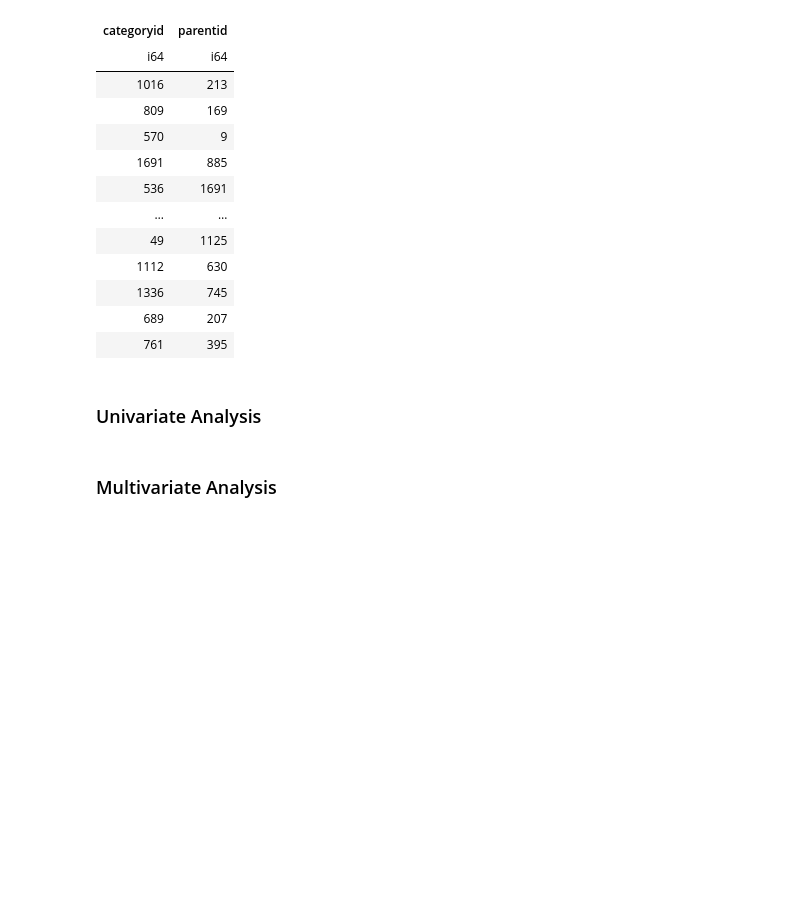
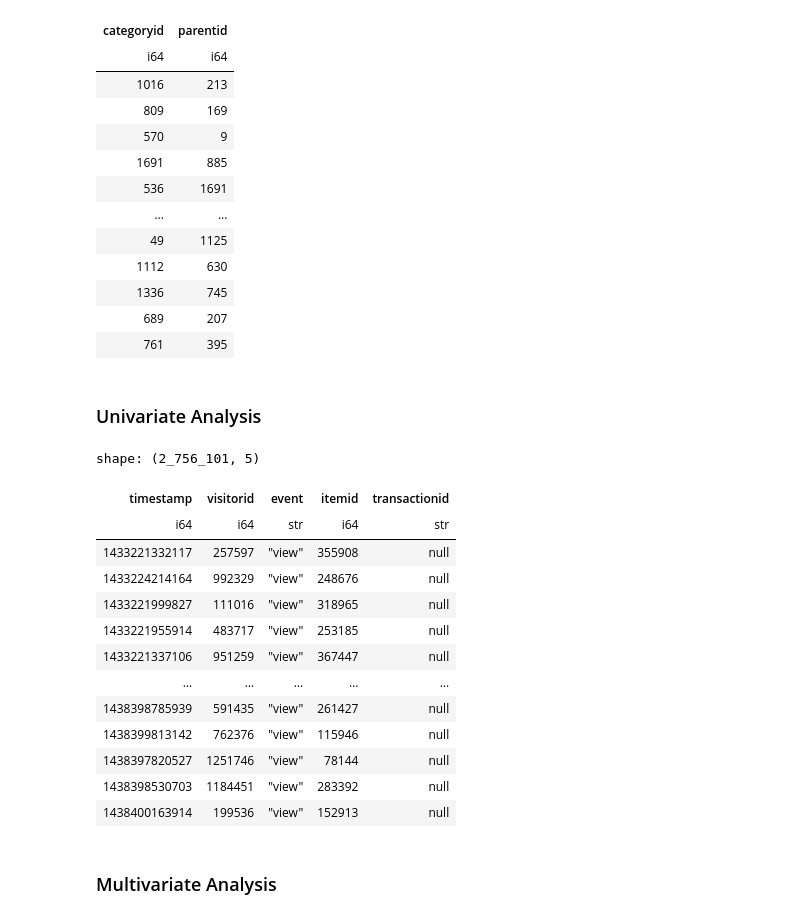
Before and after one commit to Andrew-Bordei/Data-Science, a Jupyter notebook: recommendation_system/notebooks/eda.ipynb, the cells around one changed output. Cells and saved outputs as stored; diff of their text form; code cells hidden in the pictures; blank space fills up the shorter version.

```diff
--- a/recommendation_system/notebooks/eda.ipynb
+++ b/recommendation_system/notebooks/eda.ipynb
@@ -90,5 +91,22 @@ shape: (1_669, 2)
 | 761 | 395 |
 # %% [markdown]
 ### Univariate Analysis
+# %%
+event_df
+# %% [output]
+shape: (2_756_101, 5)
+| timestamp | visitorid | event | itemid | transactionid |
+| i64 | i64 | str | i64 | str |
+| 1433221332117 | 257597 | "view" | 355908 | null |
+| 1433224214164 | 992329 | "view" | 248676 | null |
+| 1433221999827 | 111016 | "view" | 318965 | null |
+| 1433221955914 | 483717 | "view" | 253185 | null |
+| 1433221337106 | 951259 | "view" | 367447 | null |
+| … | … | … | … | … |
+| 1438398785939 | 591435 | "view" | 261427 | null |
+| 1438399813142 | 762376 | "view" | 115946 | null |
+| 1438397820527 | 1251746 | "view" | 78144 | null |
+| 1438398530703 | 1184451 | "view" | 283392 | null |
+| 1438400163914 | 199536 | "view" | 152913 | null |
 # %% [markdown]
 ### Multivariate Analysis
```
Also changed, not shown: parts of 12 cells of this notebook.
